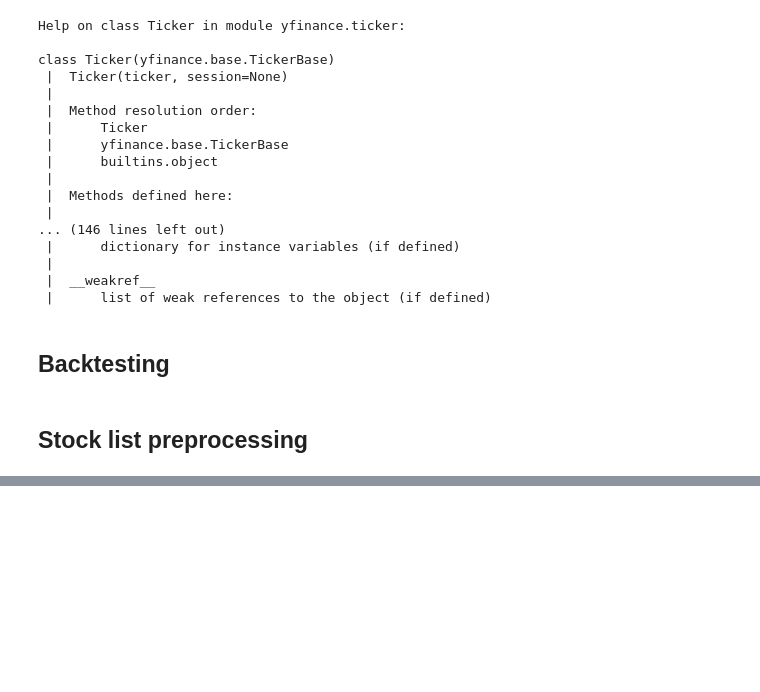
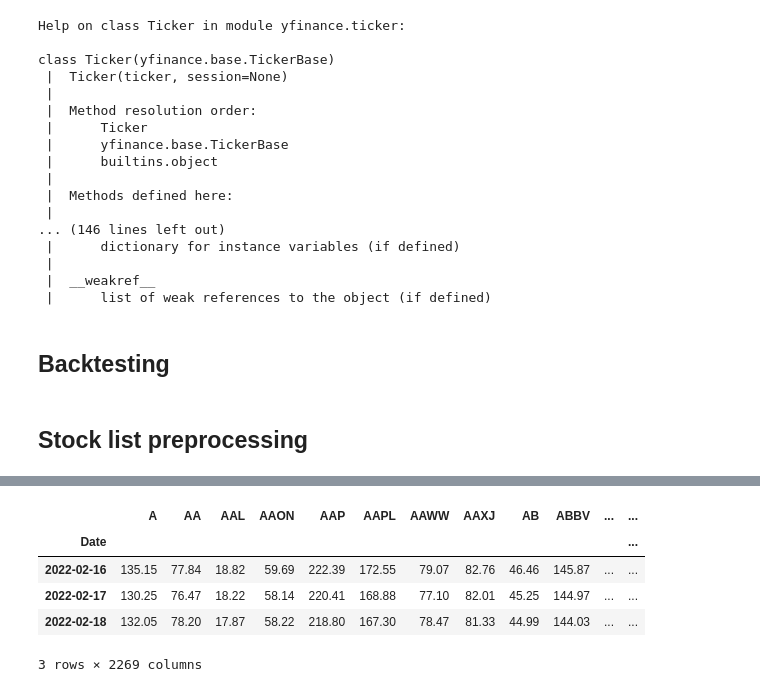
Before and after one commit to DomStan/stonk-rank, a Jupyter notebook: stonks_notebook.ipynb, the cells around one changed output, grey strips where cells are left out. Cells and saved outputs as stored; diff of their text form; code cells hidden in the pictures; blank space fills up the shorter version.

```diff
--- a/stonks_notebook.ipynb
+++ b/stonks_notebook.ipynb
@@ -237,0 +283,12 @@ pd.set_option('display.max_rows', 0)
+# %%
+stonks.dropna(axis=0, how='all', thresh=len(stonks.columns) // 2, inplace=True)
+stonks.dropna(axis=1, how='any', inplace=True)
+# %%
+stonks
+# %% [output]
+|  | A | AA | AAL | AAON | AAP | AAPL | AAWW | AAXJ | AB | ABBV | ... | ... |
+| Date |  |  |  |  |  |  |  |  |  |  |  | ... |
+| 2022-02-16 | 135.15 | 77.84 | 18.82 | 59.69 | 222.39 | 172.55 | 79.07 | 82.76 | 46.46 | 145.87 | ... | ... |
+| 2022-02-17 | 130.25 | 76.47 | 18.22 | 58.14 | 220.41 | 168.88 | 77.10 | 82.01 | 45.25 | 144.97 | ... | ... |
+| 2022-02-18 | 132.05 | 78.20 | 17.87 | 58.22 | 218.80 | 167.30 | 78.47 | 81.33 | 44.99 | 144.03 | ... | ... |
+3 rows × 2269 columns
```
Also changed, not shown: parts of 27 cells of this notebook, 2 other files.
